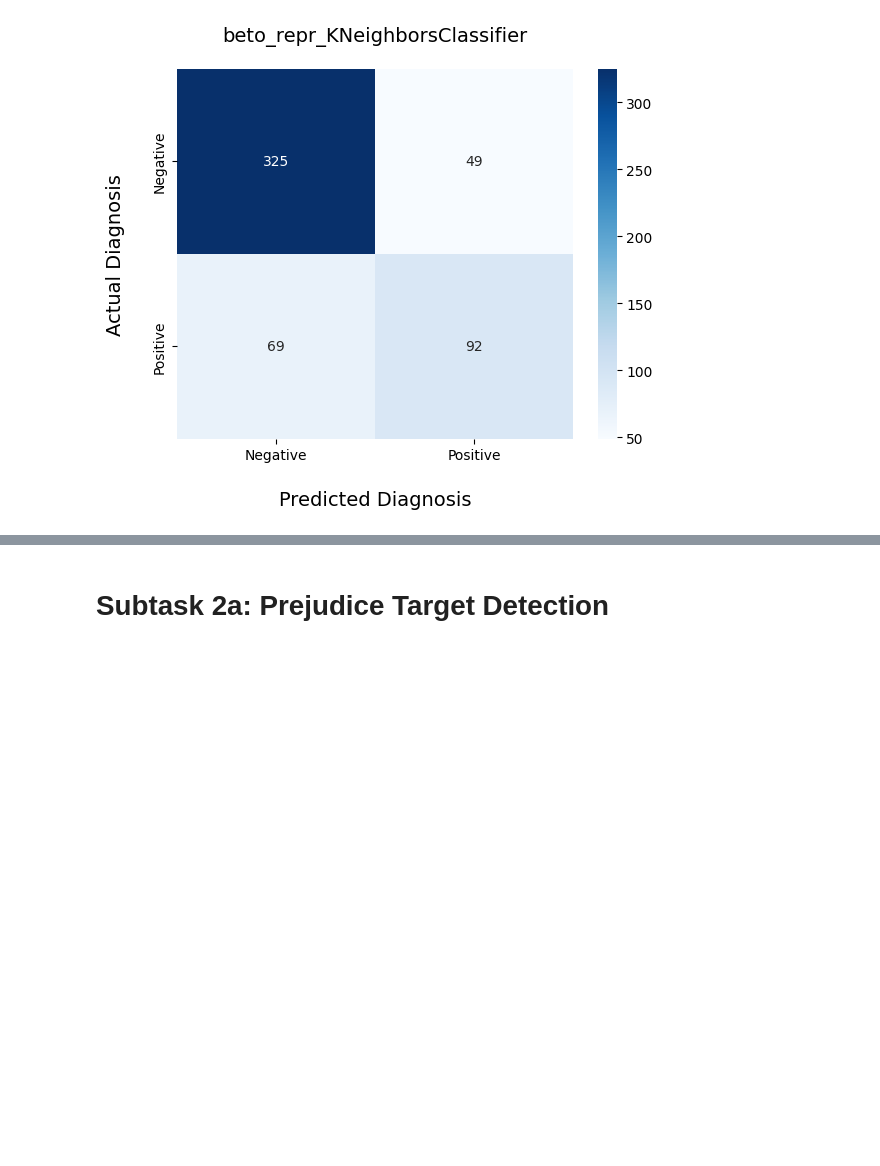
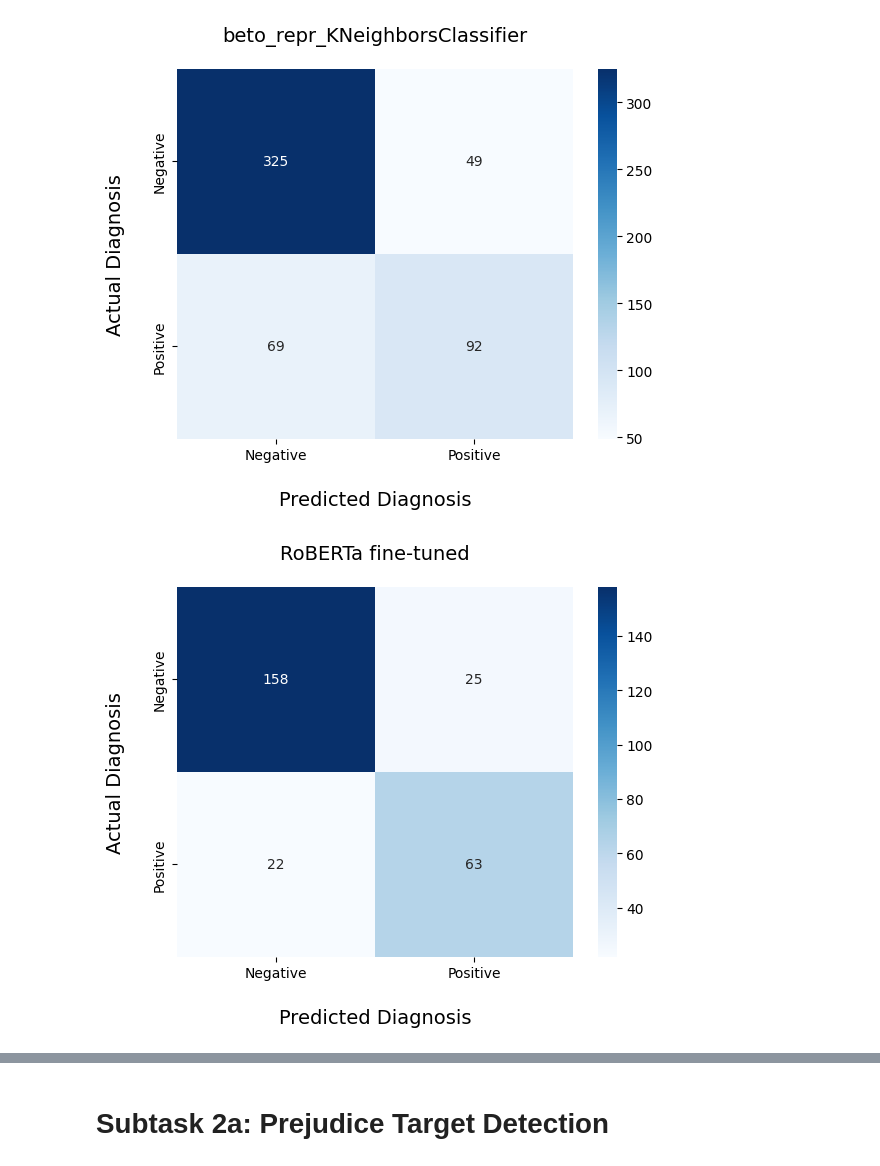
Before and after one commit to steciuk/LNR-hurftul-humor-detector, a Jupyter notebook: project.ipynb, the cells around one changed output, grey strips where cells are left out. Cells and saved outputs as stored; diff of their text form; code cells hidden in the pictures; blank space fills up the shorter version.

```diff
--- a/project.ipynb
+++ b/project.ipynb
@@ -1275,0 +1379,16 @@ Best score: 0.6338 f1
+# %%
+class RoBERTaClassifier(torch.nn.Module):
+    def __init__(self, dropout=0.3, model_name = ROBERTA):
+        super(RoBERTaClassifier, self).__init__()
+        self.roberta = RobertaModel.from_pretrained(model_name)
+        self.dropout = torch.nn.Dropout(dropout)
+        self.linear = torch.nn.Linear(768, 2)
+        self.relu = torch.nn.ReLU()
+
+    def forward(self, input_ids, attention_mask):
+        _, pooled_output = self.roberta(
+            input_ids=input_ids, attention_mask=attention_mask, return_dict=False
+        )
+        dropout_output = self.dropout(pooled_output)
+        linear_output = self.linear(dropout_output)
+        return self.relu(linear_output)
@@ -1357,4 +1507,47 @@ beto_repr_metrics_df = pd.DataFrame(frames)
 [figure]
 [figure]
 [figure]
+# %%
+# RoBERTa fine-tuned
+
+preds = []
+with torch.no_grad():
+    device = torch.device("cuda" if torch.cuda.is_available() else "cpu")
+    if device == "cuda":
+        roberta_classifier.cuda()
+
+    for test_input, _ in test_data_roberta:
+        mask = test_input["attention_mask"].to(device)
+        input_ids = test_input["input_ids"].squeeze(1).to(device)
+
+        output = roberta_classifier(input_ids, mask)
+        _, output = torch.max(output, dim=1)
+        preds.extend(output.cpu().numpy())
+
+ax = sns.heatmap(
+    metrics.confusion_matrix(y_test_roberta_ft, preds), annot=True, fmt="d", cmap="Blues"
+)
+
+ax.set_xlabel("Predicted Diagnosis", fontsize=14, labelpad=20)
+ax.xaxis.set_ticklabels(["Negative", "Positive"])
+
+ax.set_ylabel("Actual Diagnosis", fontsize=14, labelpad=20)
+ax.yaxis.set_ticklabels(["Negative", "Positive"])
+
+ax.set_title("RoBERTa fine-tuned", fontsize=14, pad=20)
+
+plt.show()
+
+roberta_ft_metrics_df = pd.DataFrame([
+    {
+        "name": "RoBERTa_fine-tuned",
+        "accuracy": metrics.accuracy_score(y_test_roberta_ft, preds),
+        "precision": metrics.precision_score(y_test_roberta_ft, preds),
+        "recall": metrics.recall_score(y_test_roberta_ft, preds),
+        "f1": metrics.f1_score(y_test_roberta_ft, preds),
+        "roc_auc": metrics.roc_auc_score(y_test_roberta_ft, preds),
+    }
+])
+# %% [output]
+[figure, added]
 # %%
```
Also changed, not shown: parts of 37 cells of this notebook, 3 other files.
